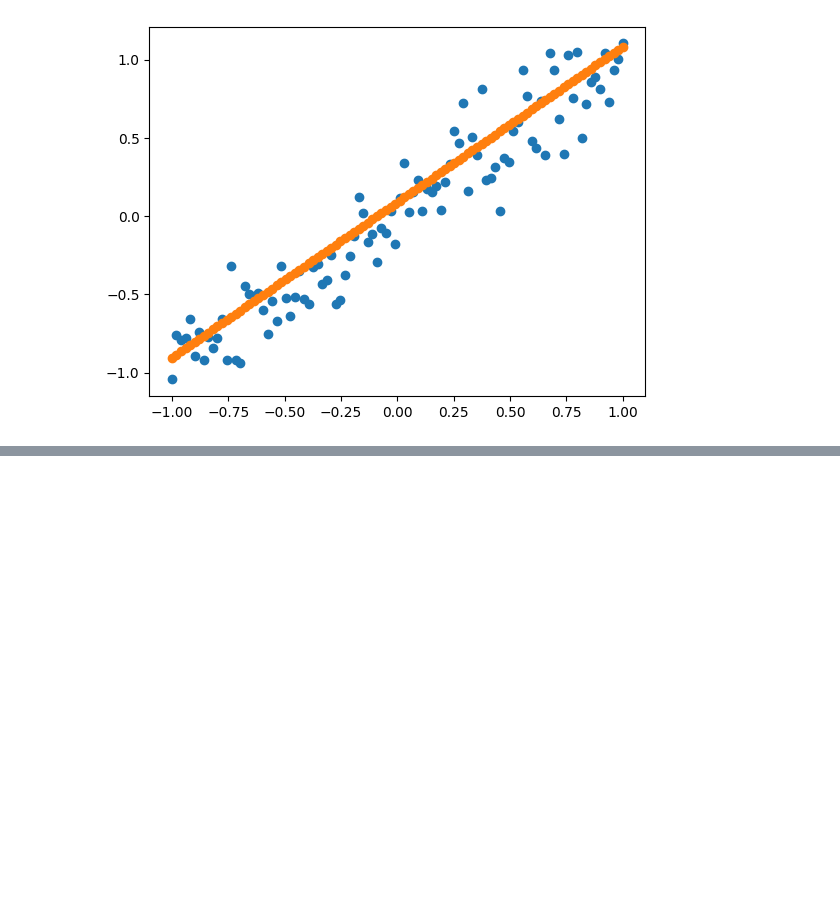
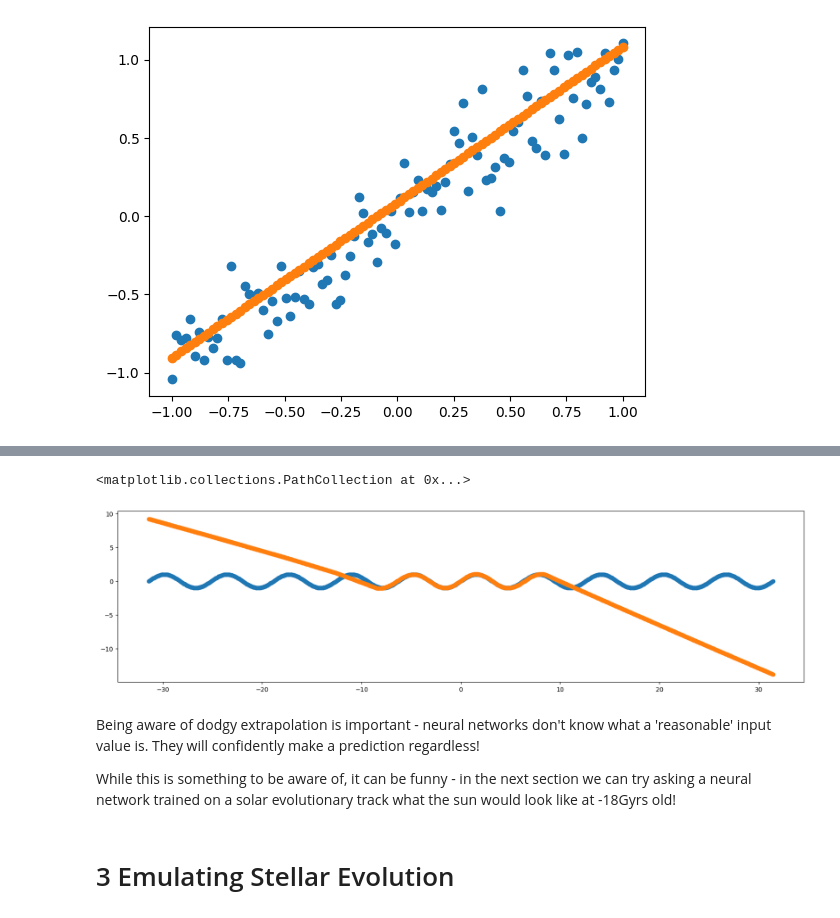
Before and after one commit to ojscutt/nn_session, a Jupyter notebook: nn_session.ipynb, the cells around one changed output, grey strips where cells are left out. Saved outputs shown, nothing was run; the diff lists cells and outputs as text; code cells hidden in the pictures; blank space fills up the shorter version.

```diff
--- a/nn_session.ipynb
+++ b/nn_session.ipynb
@@ -710,0 +658,18 @@ Epoch 300/300
+# %%
+x_test = np.linspace(-10*np.pi, 10*np.pi,1000)
+y_test = np.sin(x_test)
+
+y_pred = np.array(sin_model(x_test)).flatten()
+
+plt.figure(figsize=(20,5))
+plt.scatter(x_test,y_test)
+plt.scatter(x_test,y_pred)
+# %% [output]
+<matplotlib.collections.PathCollection at 0x...>
+[figure, added]
+# %% [markdown]
+Being aware of dodgy extrapolation is important - neural networks don't know what a 'reasonable' input value is. They will confidently make a prediction regardless!
+
+While this is something to be aware of, it can be funny - in the next section we can try asking a neural network trained on a solar evolutionary track what the sun would look like at -18Gyrs old!
+# %% [markdown]
+# 3 Emulating Stellar Evolution
```
Also changed, not shown: parts of 12 cells of this notebook.
